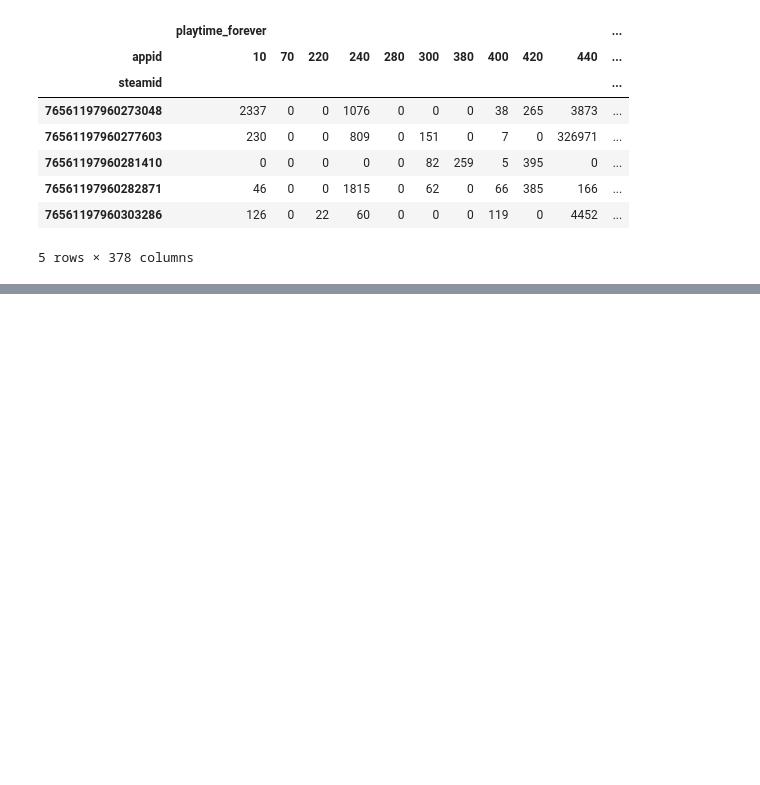
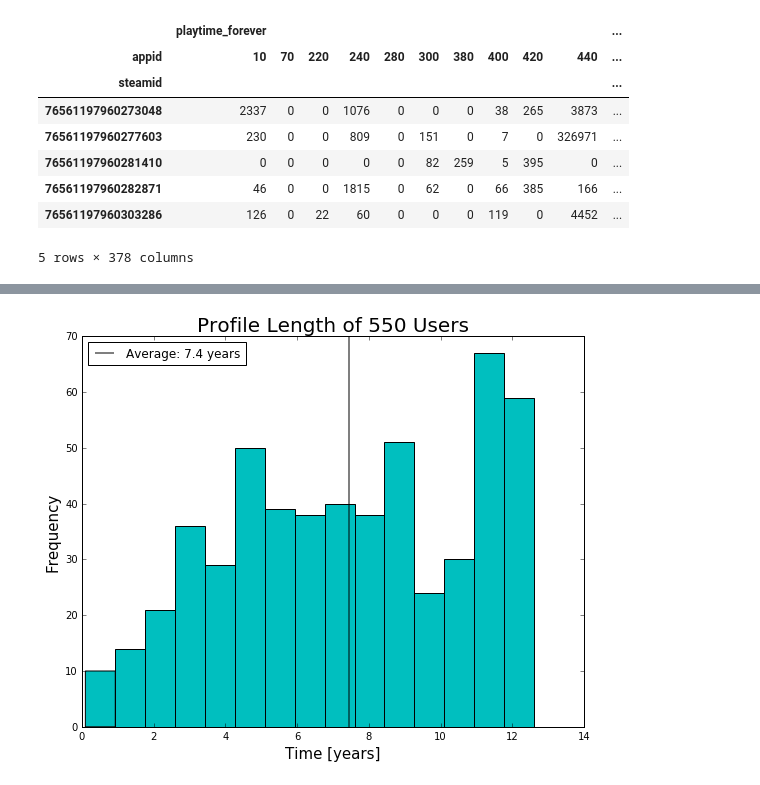
Before and after one commit to johnnysand7/steam-study, a Jupyter notebook: script/EDA/ReadFromMongoDB.ipynb, the cells around one changed output, grey strips where cells are left out. Drawn from its saved outputs; the diff is of its cells as text; code cells hidden in the pictures; blank space fills up the shorter version.

```diff
--- a/script/EDA/ReadFromMongoDB.ipynb
+++ b/script/EDA/ReadFromMongoDB.ipynb
@@ -434,0 +317,14 @@ Pivoted
+# %%
+profile_length = (calendar.timegm(time.gmtime()) - public_df["timecreated"])/(3600*24*365) # In years
+# %%
+plt.figure(figsize=(9,7))
+plt.hist(profile_length, bins=15, color='c')
+plt.ylabel("Frequency", fontsize=15)
+plt.vlines(profile_length.mean(), 0, 70, lw=2, alpha=0.5,\
+           label="Average: {} years".format(round(profile_length.mean(),1)))
+plt.xlabel("Time [years]", fontsize=15)
+plt.title("Profile Length of 550 Users", fontsize=20)
+plt.legend(loc="upper left", prop={"size":12})
+plt.show()
+# %% [output]
+[figure, added]
```
Also changed, not shown: parts of 63 cells of this notebook, 1 other file.
